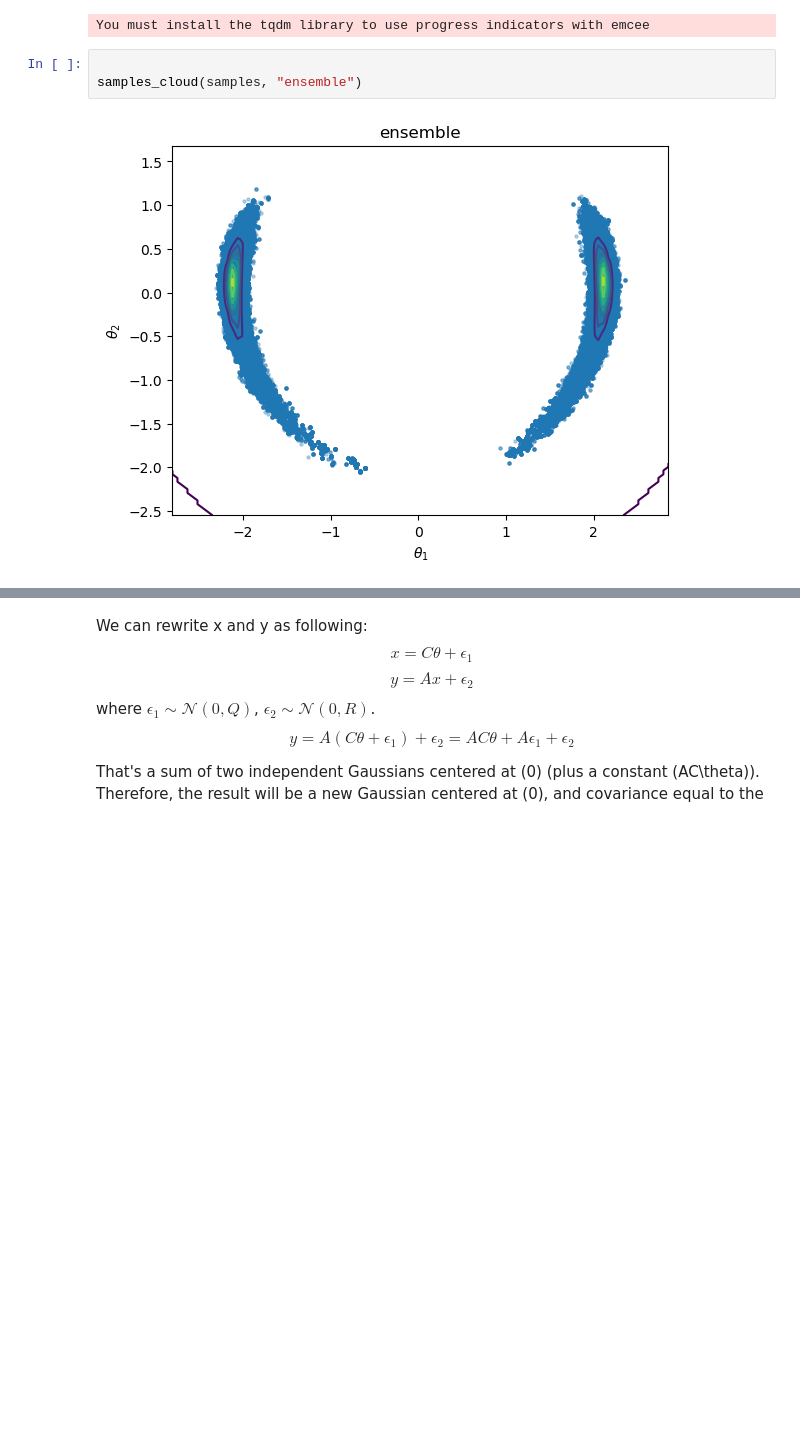
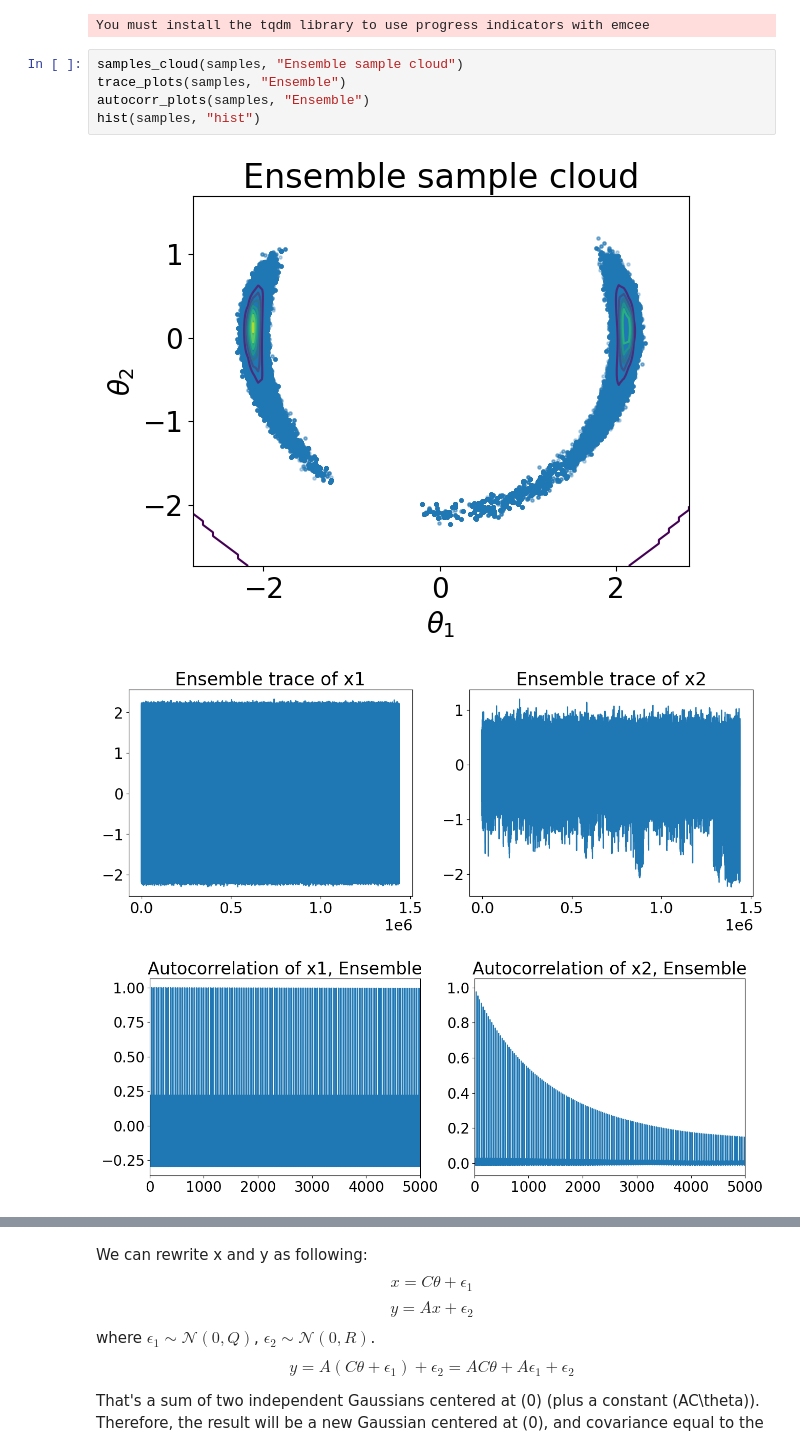
Before and after one commit to alisaklymchuk/stochastic_simulation_math60047, a Jupyter notebook: coursework.ipynb, the cells around one changed output, grey strips where cells are left out. Saved outputs shown, nothing was run; the diff lists cells and outputs as text; blank space fills up the shorter version.

```diff
--- a/coursework.ipynb
+++ b/coursework.ipynb
@@ -978,7 +1020,11 @@ acc = sampler.acceptance_fraction
 # %% [output]
 You must install the tqdm library to use progress indicators with emcee
 # %%
-
-samples_cloud(samples, "ensemble")
+samples_cloud(samples, "Ensemble sample cloud")
+trace_plots(samples, "Ensemble")
+autocorr_plots(samples, "Ensemble")
+hist(samples, "hist")
 # %% [output]
-[figure, old version]
+[figure, new version]
+[figure, added]
+[figure, added]
```
Also changed, not shown: parts of 3 cells of this notebook.
